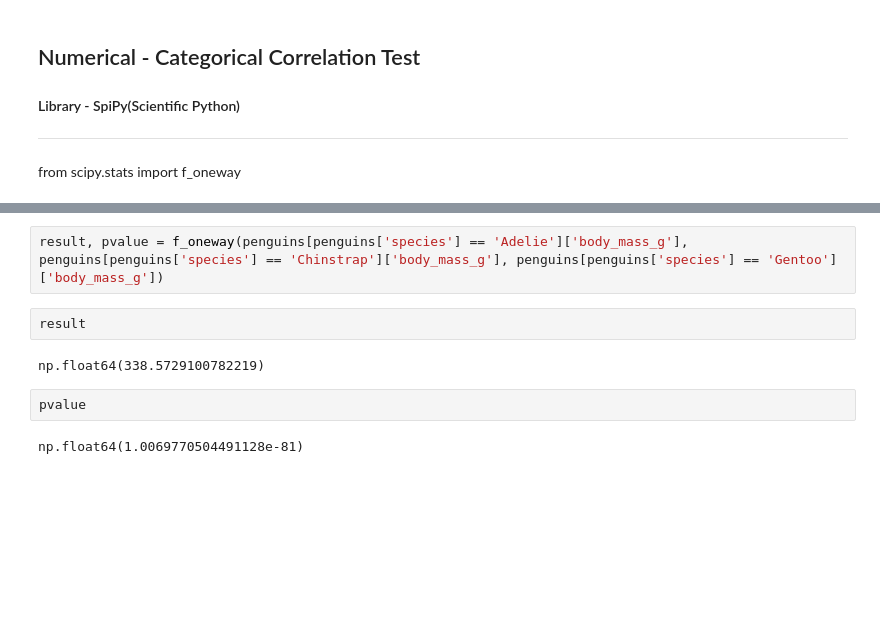
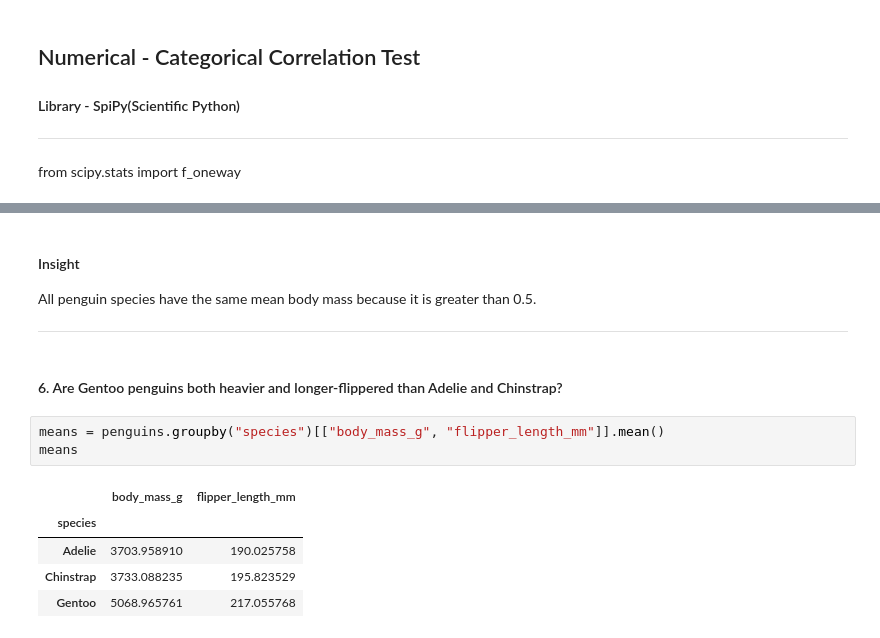
Before and after one commit to defnotjp/ELEC303_DATA-ANALYTICS-CORTES, a Jupyter notebook: activity1.ipynb, the cells around one changed output, grey strips where cells are left out. Cells and saved outputs as stored; diff of their text form; blank space fills up the shorter version.

```diff
--- a/activity1.ipynb
+++ b/activity1.ipynb
@@ -535,10 +537,15 @@ F_onewayResult(statistic=np.float64(338.5729100782219), pvalue=np.float64(1.0069
-# %%
-result, pvalue = f_oneway(penguins[penguins['species'] == 'Adelie']['body_mass_g'], penguins[penguins['species'] == 'Chinstrap']['body_mass_g'], penguins[penguins['species'] == 'Gentoo']['body_mass_g'])
-# %%
-result
-# %% [output]
-np.float64(338.5729100782219)
-# %%
-pvalue
-# %% [output]
-np.float64(1.0069770504491128e-81)
+# %% [markdown]
+<h4>Insight</h4>
+<p>All penguin species have the same mean body mass because it is greater than 0.5.</p>
+<hr>
+# %% [markdown]
+<h4>6. Are Gentoo penguins both heavier and longer-flippered than Adelie and Chinstrap? </h4>
+# %%
+means = penguins.groupby("species")[["body_mass_g", "flipper_length_mm"]].mean()
+means
+# %% [output]
+|  | body_mass_g | flipper_length_mm |
+| species |  |  |
+| Adelie | 3703.958910 | 190.025758 |
+| Chinstrap | 3733.088235 | 195.823529 |
+| Gentoo | 5068.965761 | 217.055768 |
```
Also changed, not shown: parts of 8 cells of this notebook.
